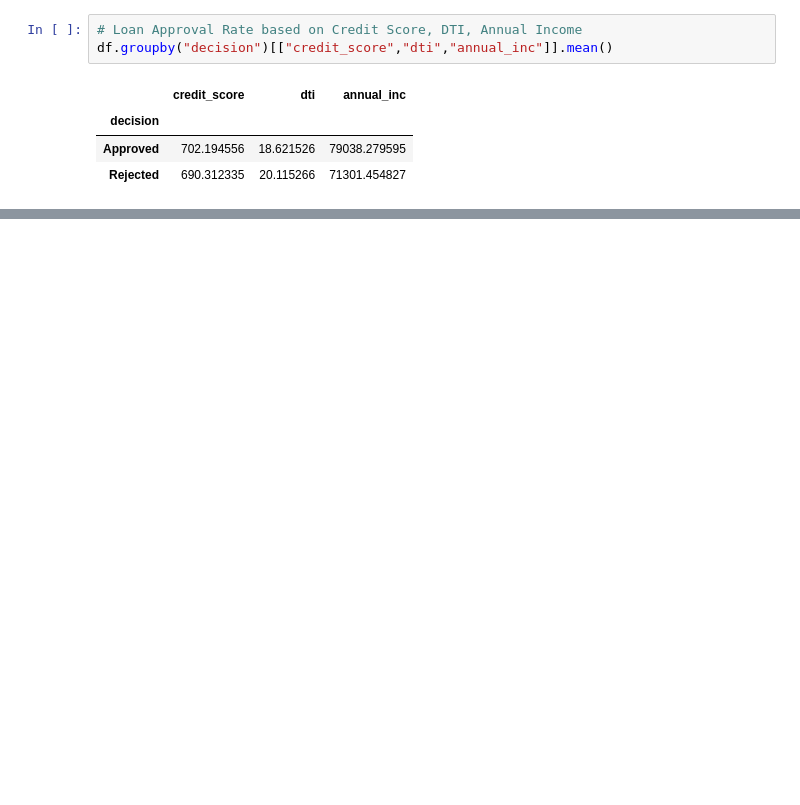
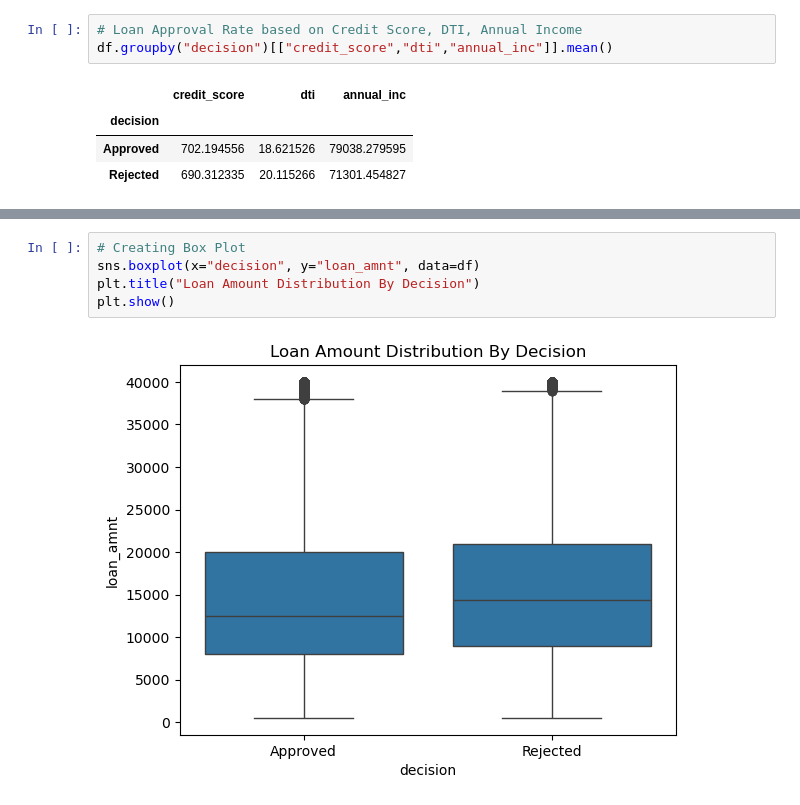
Before and after one commit to Tanya1611/digital-lending-analytics, a Jupyter notebook: notebooks/lending_data_cleaning.ipynb, the cells around one changed output, grey strips where cells are left out. Saved outputs shown, nothing was run; the diff lists cells and outputs as text; blank space fills up the shorter version.

Commit message:
Add Exploratory Data Analysis

```diff
--- a/notebooks/lending_data_cleaning.ipynb
+++ b/notebooks/lending_data_cleaning.ipynb
@@ -507,0 +568,7 @@ Approval decisions are influenced by a combination of credit score, income, and
+# %%
+# Creating Box Plot
+sns.boxplot(x="decision", y="loan_amnt", data=df)
+plt.title("Loan Amount Distribution By Decision")
+plt.show()
+# %% [output]
+[figure, added]
```
Also changed, not shown: parts of 78 cells of this notebook.
